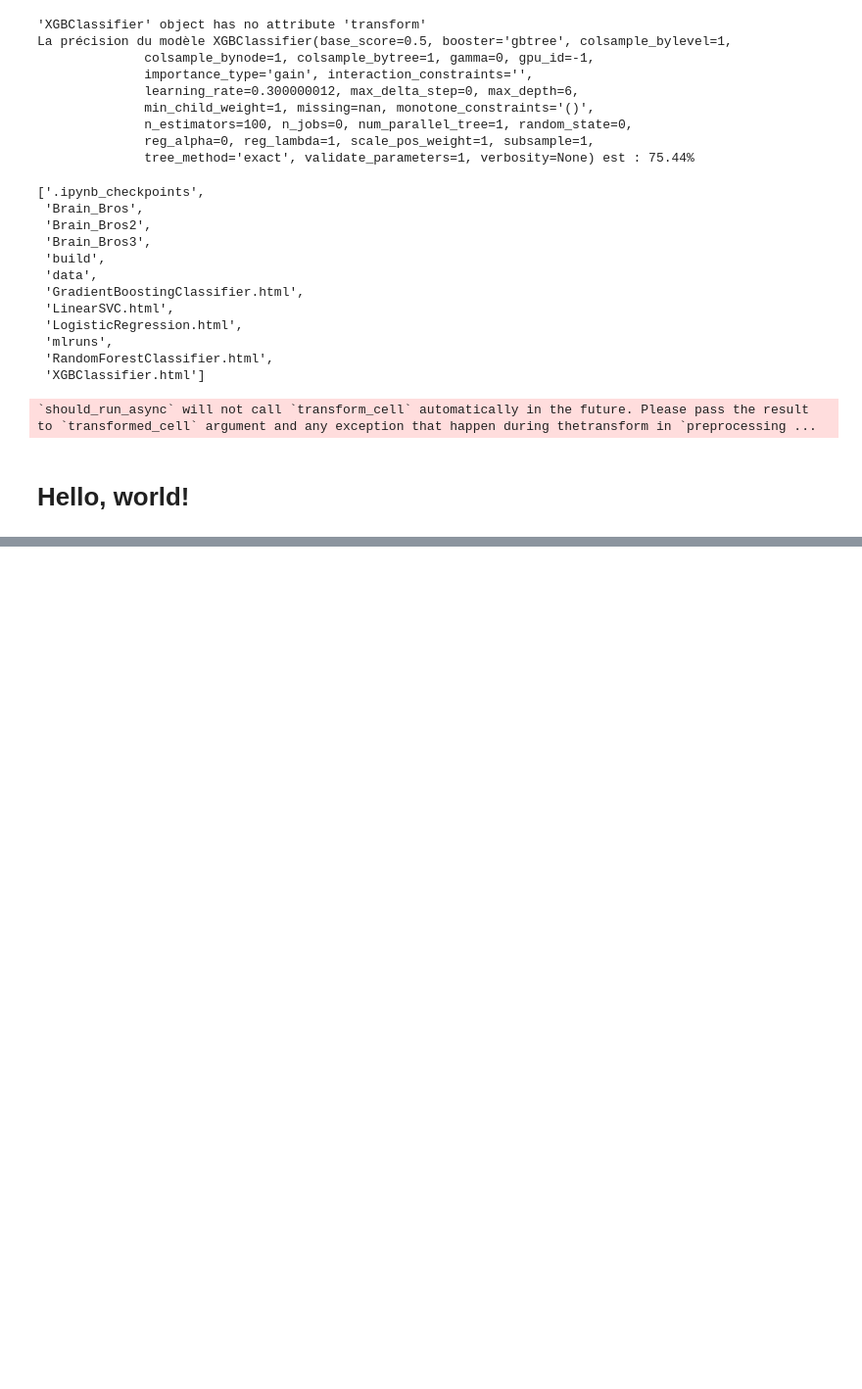
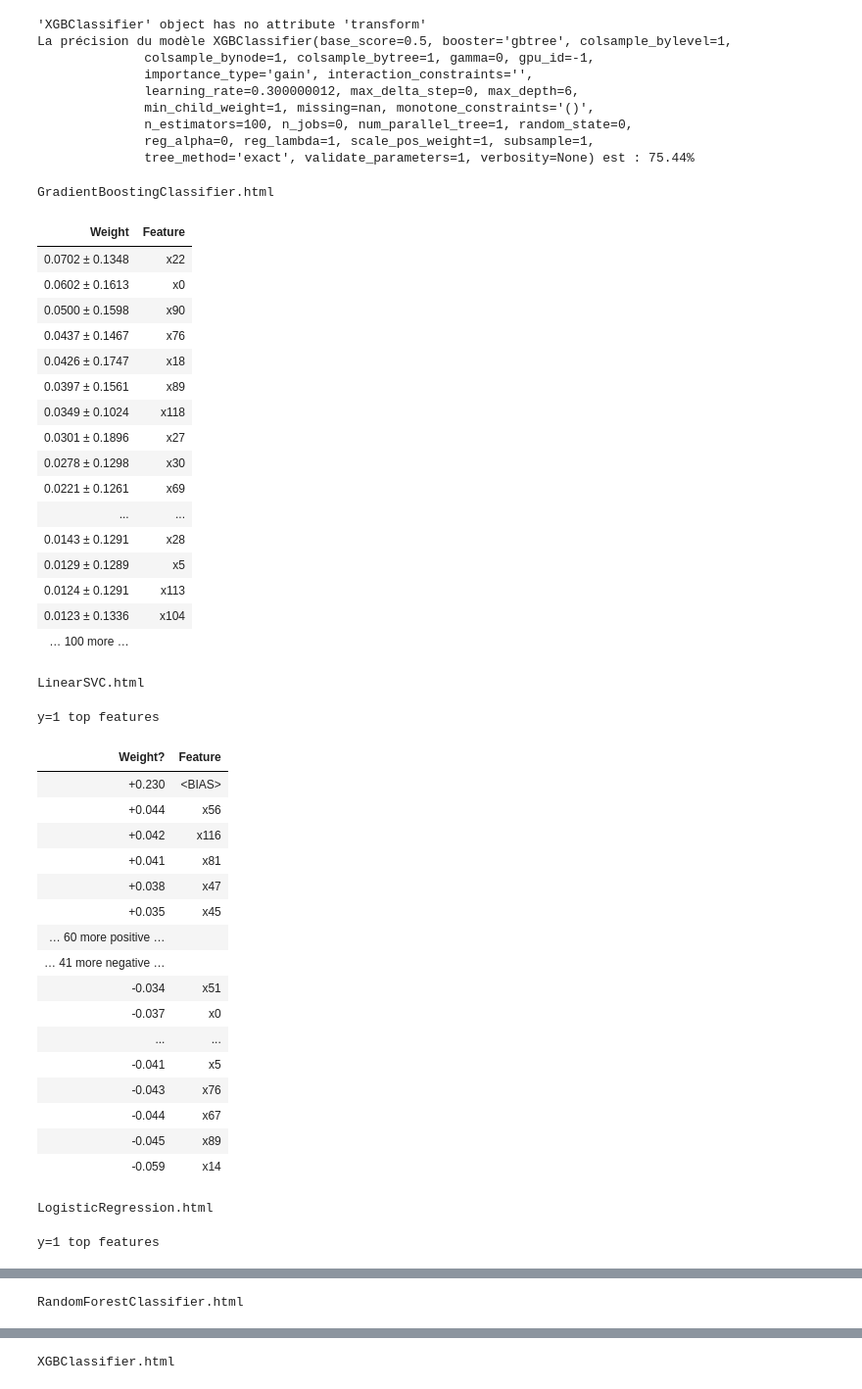
Before and after one commit to theomatas/Brain_Bros, a Jupyter notebook: Machine Learning.ipynb, the cells around one changed output, grey strips where cells are left out. Shown at 98% size. Saved outputs shown, nothing was run; the diff lists cells and outputs as text; code cells hidden in the pictures; blank space fills up the shorter version.

```diff
--- a/Machine Learning.ipynb
+++ b/Machine Learning.ipynb
@@ -246,23 +246,52 @@ La précision du modèle XGBClassifier(base_score=0.5, booster='gbtree', colsamp
               tree_method='exact', validate_parameters=1, verbosity=None) est : 75.44%
 # %%
 fichiers=os.listdir("./../")
-fichiers=list(filter(lambda x : x[''])
+fichiers=list(filter(lambda x : x[-5:]=='.html',fichiers))
-# %% [output]
-['.ipynb_checkpoints',
- 'Brain_Bros',
- 'Brain_Bros2',
- 'Brain_Bros3',
- 'build',
- 'data',
- 'GradientBoostingClassifier.html',
- 'LinearSVC.html',
- 'LogisticRegression.html',
- 'mlruns',
- 'RandomForestClassifier.html',
- 'XGBClassifier.html']
 # %%
 from IPython.core.display import display, HTML
-display(HTML('<h1>Hello, world!</h1>'))
+for fichier in fichiers:
+    f=open("./../"+fichier,'r')
+    g=f.read()
+    f.close()
+    print(fichier)
+    display(HTML(g))
 # %% [output]
-`should_run_async` will not call `transform_cell` automatically in the future. Please pass the result to `transformed_cell` argument and any exception that happen during thetransform in `preprocessing ...
+GradientBoostingClassifier.html
-Hello, world!
+| Weight | Feature |
+| 0.0702 ± 0.1348 | x22 |
+| 0.0602 ± 0.1613 | x0 |
+| 0.0500 ± 0.1598 | x90 |
+| 0.0437 ± 0.1467 | x76 |
+| 0.0426 ± 0.1747 | x18 |
+| 0.0397 ± 0.1561 | x89 |
+| 0.0349 ± 0.1024 | x118 |
+| 0.0301 ± 0.1896 | x27 |
+| 0.0278 ± 0.1298 | x30 |
+| 0.0221 ± 0.1261 | x69 |
+| ... | ... |
+| 0.0143 ± 0.1291 | x28 |
+| 0.0129 ± 0.1289 | x5 |
+| 0.0124 ± 0.1291 | x113 |
+| 0.0123 ± 0.1336 | x104 |
+| … 100 more … |  |
+LinearSVC.html
+y=1 top features
+| Weight? | Feature |
+| +0.230 | <BIAS> |
+| +0.044 | x56 |
+| +0.042 | x116 |
+| +0.041 | x81 |
+| +0.038 | x47 |
+| +0.035 | x45 |
+| … 60 more positive … |  |
+| … 41 more negative … |  |
+| -0.034 | x51 |
+| -0.037 | x0 |
+| ... | ... |
+| -0.041 | x5 |
+| -0.043 | x76 |
+| -0.044 | x67 |
+| -0.045 | x89 |
+| -0.059 | x14 |
+LogisticRegression.html
+y=1 top features
@@ -268,0 +315 @@ Hello, world!
+RandomForestClassifier.html
@@ -268,0 +333 @@ Hello, world!
+XGBClassifier.html
```
Also changed, not shown: parts of 1 cell of this notebook.
